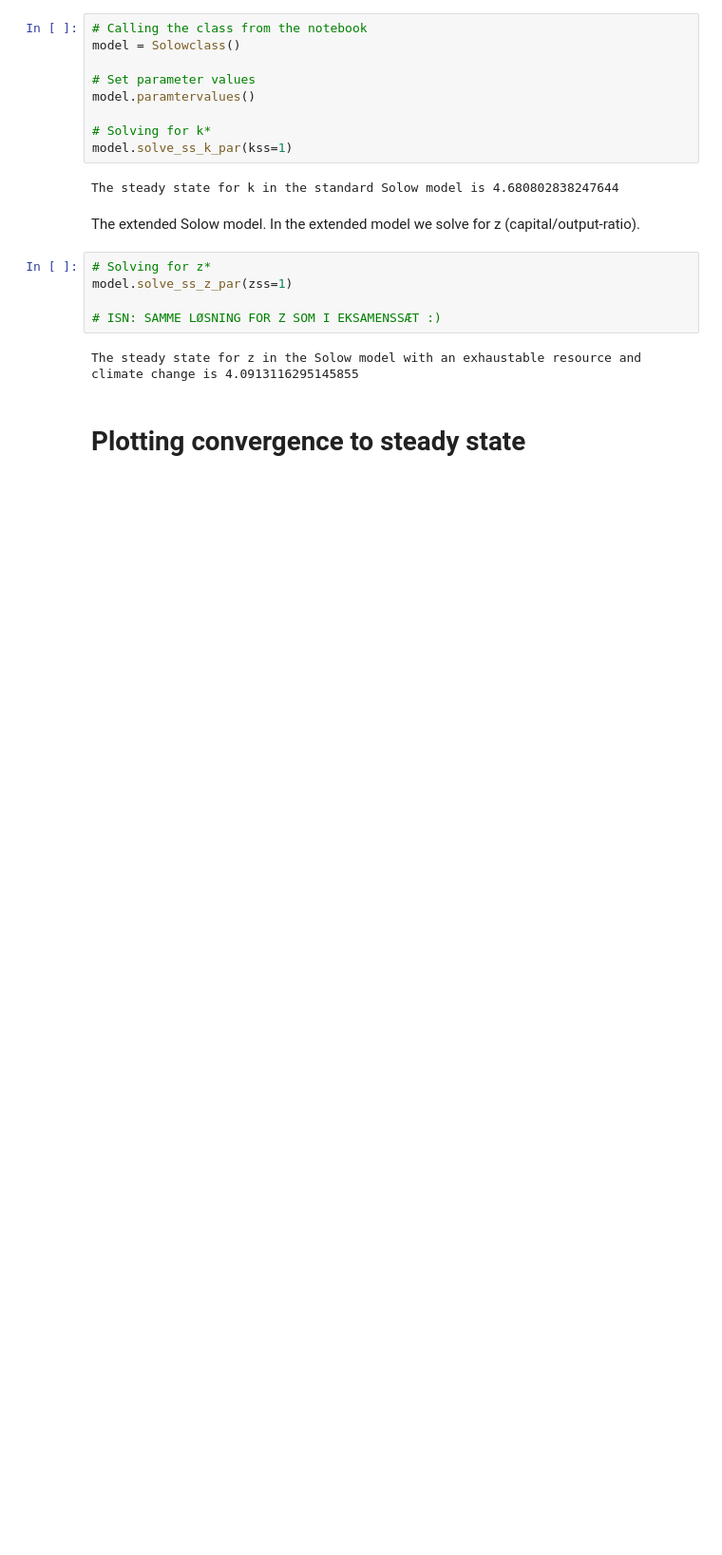
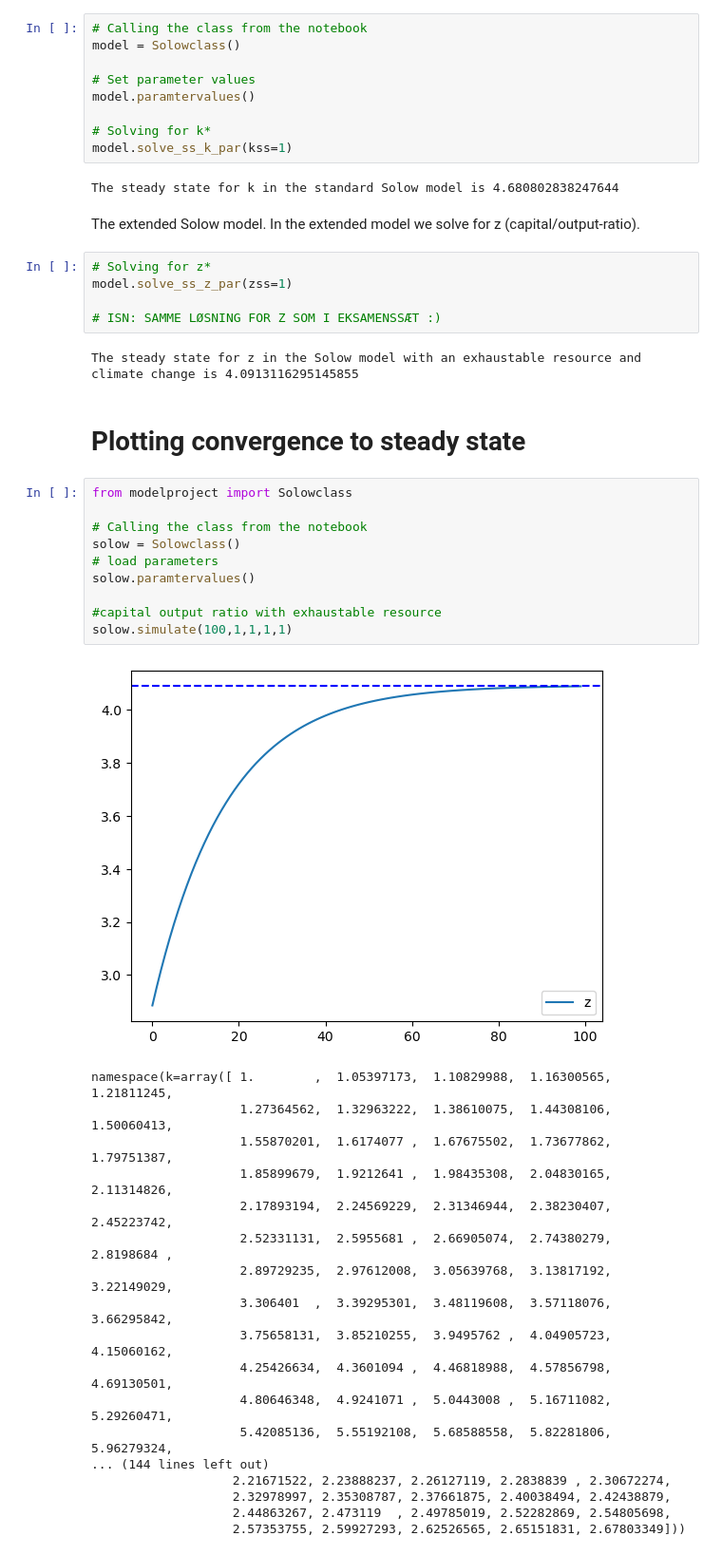
Before and after one commit to NumEconCopenhagen/projects-2024-anne-sofie-ida-anna-livia, a Jupyter notebook: modelproject/modelproject.ipynb, the cells around one changed output. Shown: that part at 95% size. Cells and saved outputs as stored; diff of their text form; blank space fills up the shorter version.

Commit message:
simulering + interactive plot

```diff
--- a/modelproject/modelproject.ipynb
+++ b/modelproject/modelproject.ipynb
@@ -153,3 +154,32 @@ model.solve_ss_z_par(zss=1)
 The steady state for z in the Solow model with an exhaustable resource and climate change is 4.0913116295145855
 # %% [markdown]
 # Plotting convergence to steady state
+# %%
+from modelproject import Solowclass
+
+# Calling the class from the notebook
+solow = Solowclass()
+# load parameters
+solow.paramtervalues()
+
+#capital output ratio with exhaustable resource
+solow.simulate(100,1,1,1,1)
+# %% [output]
+[figure, added]
+namespace(k=array([ 1.        ,  1.05397173,  1.10829988,  1.16300565,  1.21811245,
+                    1.27364562,  1.32963222,  1.38610075,  1.44308106,  1.50060413,
+                    1.55870201,  1.6174077 ,  1.67675502,  1.73677862,  1.79751387,
+                    1.85899679,  1.9212641 ,  1.98435308,  2.04830165,  2.11314826,
+                    2.17893194,  2.24569229,  2.31346944,  2.38230407,  2.45223742,
+                    2.52331131,  2.5955681 ,  2.66905074,  2.74380279,  2.8198684 ,
+                    2.89729235,  2.97612008,  3.05639768,  3.13817192,  3.22149029,
+                    3.306401  ,  3.39295301,  3.48119608,  3.57118076,  3.66295842,
+                    3.75658131,  3.85210255,  3.9495762 ,  4.04905723,  4.15060162,
+                    4.25426634,  4.3601094 ,  4.46818988,  4.57856798,  4.69130501,
+                    4.80646348,  4.9241071 ,  5.0443008 ,  5.16711082,  5.29260471,
+                    5.42085136,  5.55192108,  5.68588558,  5.82281806,  5.96279324,
+... (144 lines left out)
+                   2.21671522, 2.23888237, 2.26127119, 2.2838839 , 2.30672274,
+                   2.32978997, 2.35308787, 2.37661875, 2.40038494, 2.42438879,
+                   2.44863267, 2.473119  , 2.49785019, 2.52282869, 2.54805698,
+                   2.57353755, 2.59927293, 2.62526565, 2.65151831, 2.67803349]))
```
Also changed, not shown: parts of 2 cells of this notebook, 1 other file.
